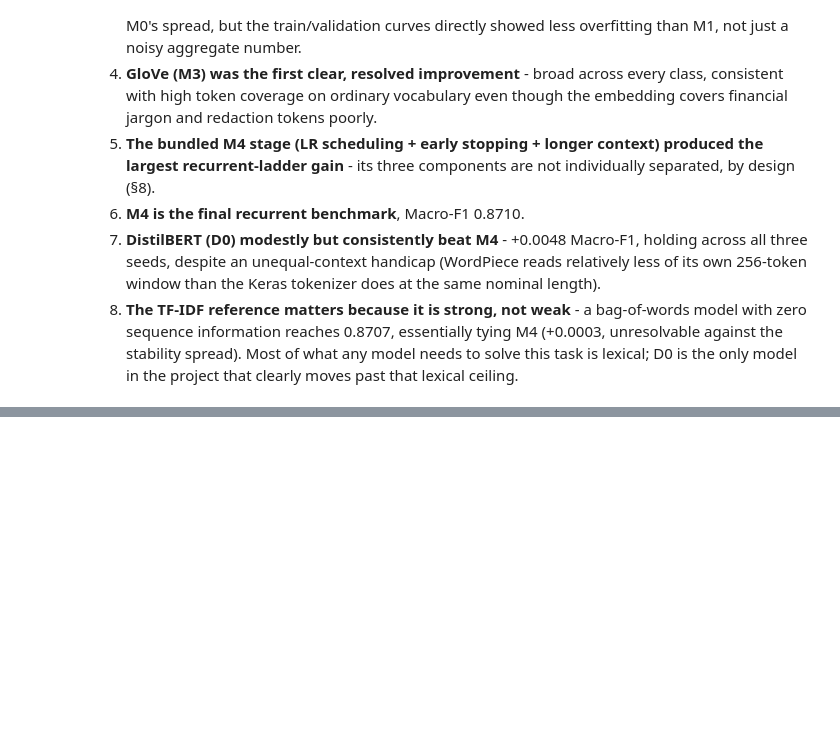
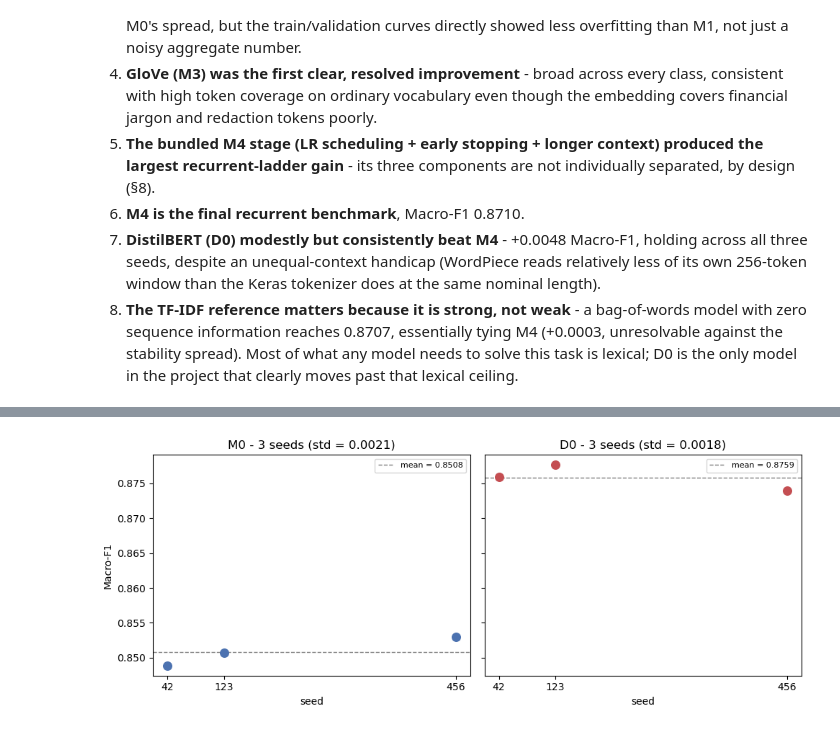
Before and after one commit to Udbhav748/fintech-complaint-classification-lstm-distilbert, a Jupyter notebook: notebooks/05_final_results.ipynb, the cells around one changed output, grey strips where cells are left out. Drawn from its saved outputs; the diff is of its cells as text; code cells hidden in the pictures; blank space fills up the shorter version.

```diff
--- a/notebooks/05_final_results.ipynb
+++ b/notebooks/05_final_results.ipynb
@@ -326,0 +338,19 @@ and is not presented as a formal significance test.
+# %%
+m0_seeds = df[df["experiment"] == "M0"].sort_values("seed")
+d0_seeds = df[df["experiment"] == "D0"].sort_values("seed")
+
+m0_f1s = m0_seeds["macro_f1"].to_numpy()
+d0_f1s = d0_seeds["macro_f1"].to_numpy()
+
+m0_stats = seed_statistics(m0_f1s)
+d0_stats = seed_statistics(d0_f1s)
+
+stability_table = pd.DataFrame([
+    {"Endpoint": "M0", "Seed 42": m0_f1s[0], "Seed 123": m0_f1s[1], "Seed 456": m0_f1s[2],
+     "Mean": m0_stats["mean"], "Std": m0_stats["std"], "Min": m0_f1s.min(), "Max": m0_f1s.max(),
+     "Spread": m0_f1s.max() - m0_f1s.min()},
+    {"Endpoint": "D0", "Seed 42": d0_f1s[0], "Seed 123": d0_f1s[1], "Seed 456": d0_f1s[2],
+     "Mean": d0_stats["mean"], "Std": d0_stats["std"], "Min": d0_f1s.min(), "Max": d0_f1s.max(),
+     "Spread": d0_f1s.max() - d0_f1s.min()},
+]).set_index("Endpoint")
+stability_table.round(4)
@@ -326,0 +369,15 @@ and is not presented as a formal significance test.
+# %%
+fig, axes = plt.subplots(1, 2, figsize=(10, 4), sharey=True)
+for ax, (name, f1s, stats) in zip(axes, [("M0", m0_f1s, m0_stats), ("D0", d0_f1s, d0_stats)]):
+    seeds = [42, 123, 456]
+    ax.scatter(seeds, f1s, s=70, zorder=3, color="#4C72B0" if name == "M0" else "#C44E52")
+    ax.axhline(stats["mean"], linestyle="--", color="grey", linewidth=1, label=f"mean = {stats['mean']:.4f}")
+    ax.set_title(f"{name} - 3 seeds (std = {stats['std']:.4f})")
+    ax.set_xlabel("seed")
+    ax.set_xticks(seeds)
+    ax.legend(fontsize=8)
+axes[0].set_ylabel("Macro-F1")
+plt.tight_layout()
+plt.show()
+# %% [output]
+[figure, added]
```
Also changed, not shown: parts of 18 cells of this notebook, 2 other files.
